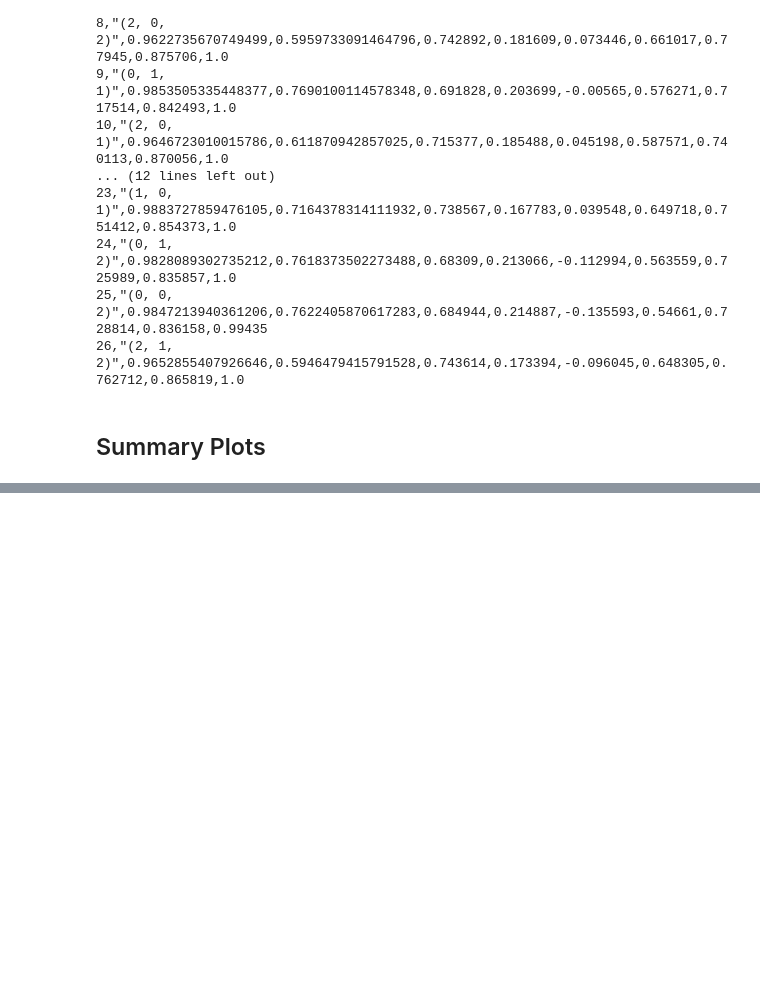
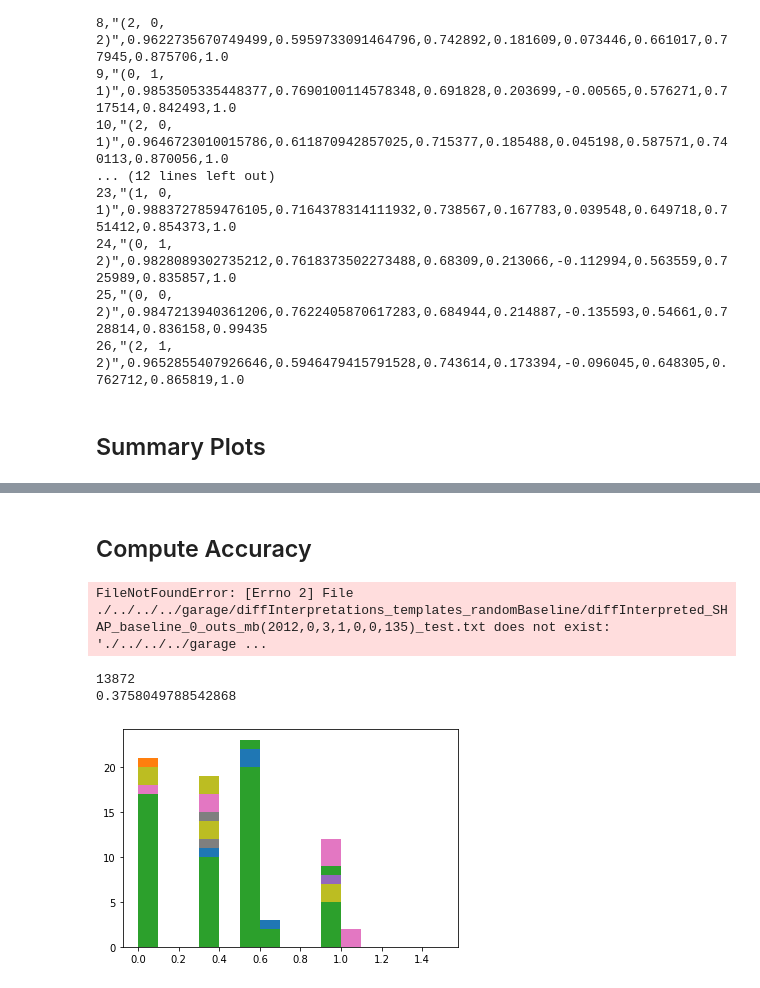
Before and after one commit to sharmapulkit/TreeInterpretability_AnomalyExplanation, a Jupyter notebook: shap/notebooks/Analyse_PostgreSQL.ipynb, the cells around one changed output, grey strips where cells are left out. Cells and saved outputs as stored; diff of their text form; code cells hidden in the pictures; blank space fills up the shorter version.

Commit message:
apurva's code for computing accuracy added

```diff
--- a/shap/notebooks/Analyse_PostgreSQL.ipynb
+++ b/shap/notebooks/Analyse_PostgreSQL.ipynb
@@ -493,0 +674,2 @@ shap.summary_plot(ti_values, X)
+# %% [markdown]
+## Compute Accuracy
@@ -493,0 +732,36 @@ shap.summary_plot(ti_values, X)
+# %%
+SHAPminusBaseline_filename = "./../../../garage/diffInterpretations_templates_randomBaseline/diffInterpreted_SHAP_outs_mb(2012,0,3,1,0,0,135)_test.txt"
+TIminusBaseline_filename = "./../../../garage/diffInterpretations_templates_randomBaseline/diffInterpreted_TI_outs_mb(2012,0,3,1,0,0,135)_test.txt"
+data_x_filename = "./../../../garage/Subset/Test_subset/covComb(2012,0,3,1,0,0,135)_test.csv"
+Baseline_x = "./../../../garage/diffInterpretations_templates_randomBaseline/diffInterpreted_SHAP_baseline_0_outs_mb(2012,0,3,1,0,0,135)_test.txt"
+
+calculate_accuracy(SHAPminusBaseline_filename,TIminusBaseline_filename,data_x_filename,Baseline_x)
+# %% [output]
+FileNotFoundError: [Errno 2] File ./../../../garage/diffInterpretations_templates_randomBaseline/diffInterpreted_SHAP_baseline_0_outs_mb(2012,0,3,1,0,0,135)_test.txt does not exist: './../../../garage ...
+# %%
+garage_diff = "./../../../garage/diffInterpretations_templates_randomBaseline/"
+garage_data = "./../../../garage/Subset/Test_subset/"
+SHAPminusBaseline_files = glob.glob(garage_diff + "*SHAP_outs*test*")
+TIminusBaseline_files = glob.glob(garage_diff + "TI*test*")
+
+acc = []
+SHAPminusBaseline_file = SHAPminusBaseline_files[1]
+for SHAPminusBaseline_file in SHAPminusBaseline_files:
+    TIminusBaseline_file = garage_diff + os.path.basename(SHAPminusBaseline_file).replace("SHAP", "TI")
+    data_x_filename = garage_data + "covComb" + os.path.basename(SHAPminusBaseline_file).strip("diffInterpreted_SHAP_outs_mb").strip("_test.txt") + "_test.csv"
+    Baseline_x = garage_diff + os.path.basename(SHAPminusBaseline_file).replace("SHAP", "SHAP_baseline")
+    c = calculate_accuracy(SHAPminusBaseline_file, TIminusBaseline_filename,data_x_filename,Baseline_x)
+#     print(c)
+    acc.extend(c)
+
+print(len(acc))
+# merged = np.array(acc[0])
+# for elem in acc:
+#     merged = np.concatenate(merged, elem)
+
+print(np.mean(np.array(acc)))
+# print(pd.Series(merged))
+# %% [output]
+13872
+0.3758049788542868
+[figure, added]
```
Also changed, not shown: parts of 12 cells of this notebook, 1 other file.
